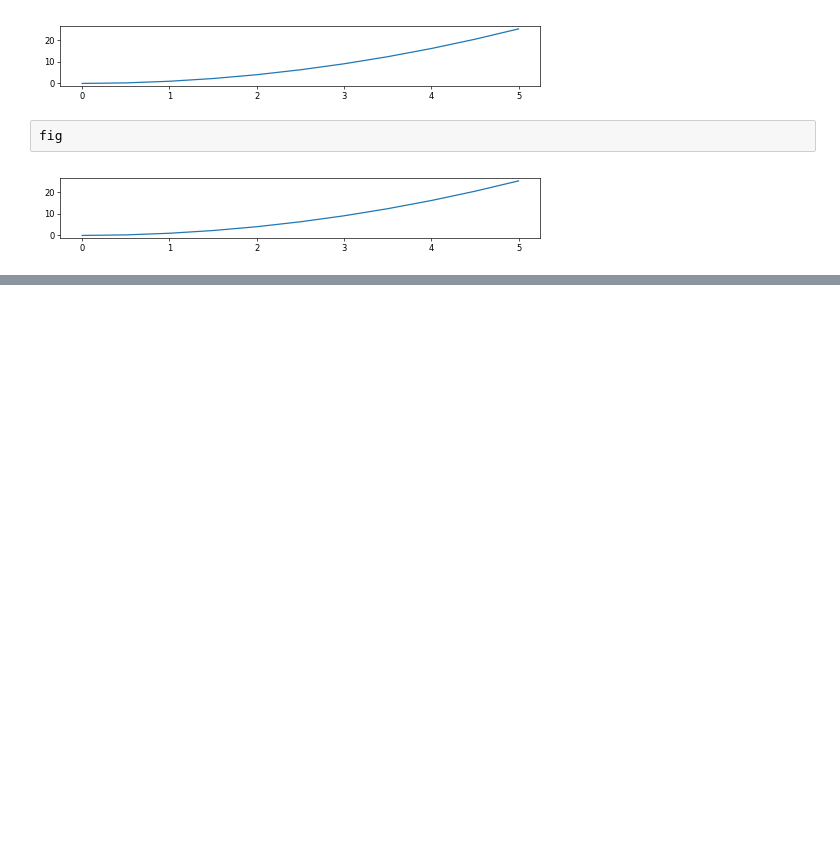
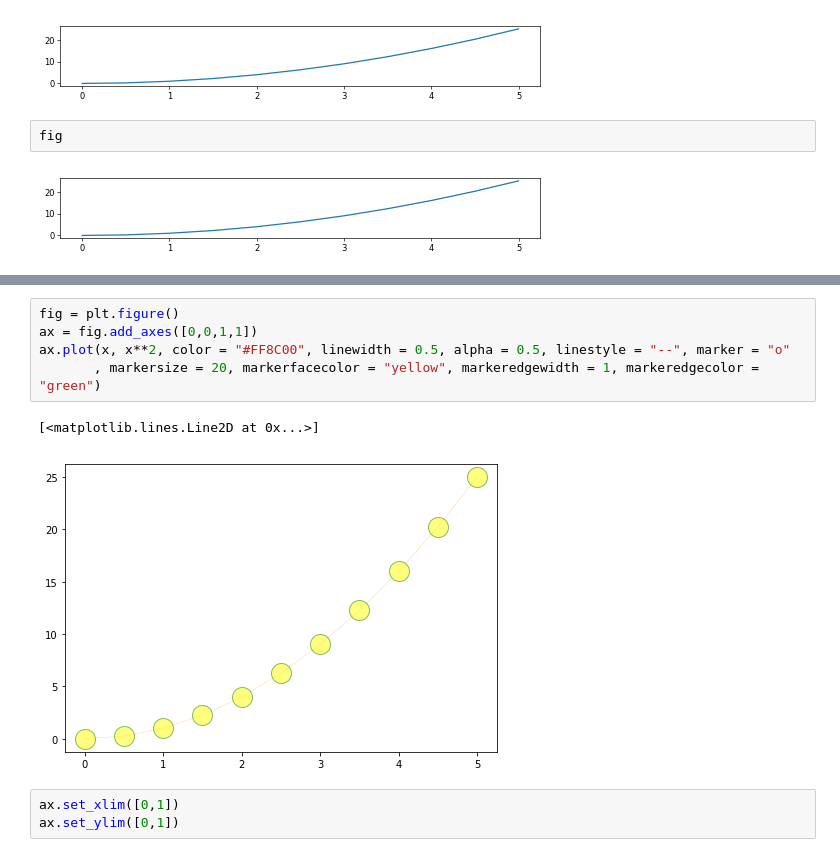
Before and after one commit to HardPlant/TIL, a Jupyter notebook: Tacademy/D3_Data_Visual/02.matlib.ipynb, the cells around one changed output, grey strips where cells are left out. Drawn from its saved outputs; the diff is of its cells as text; blank space fills up the shorter version.

```diff
--- a/Tacademy/D3_Data_Visual/02.matlib.ipynb
+++ b/Tacademy/D3_Data_Visual/02.matlib.ipynb
@@ -65,0 +77,11 @@ fig
+# %%
+fig = plt.figure()
+ax = fig.add_axes([0,0,1,1])
+ax.plot(x, x**2, color = "#FF8C00", linewidth = 0.5, alpha = 0.5, linestyle = "--", marker = "o"
+       , markersize = 20, markerfacecolor = "yellow", markeredgewidth = 1, markeredgecolor = "green")
+# %% [output]
+[<matplotlib.lines.Line2D at 0x...>]
+[figure, added]
+# %%
+ax.set_xlim([0,1])
+ax.set_ylim([0,1])
```
Also changed, not shown: parts of 2 cells of this notebook, 1 other file.
